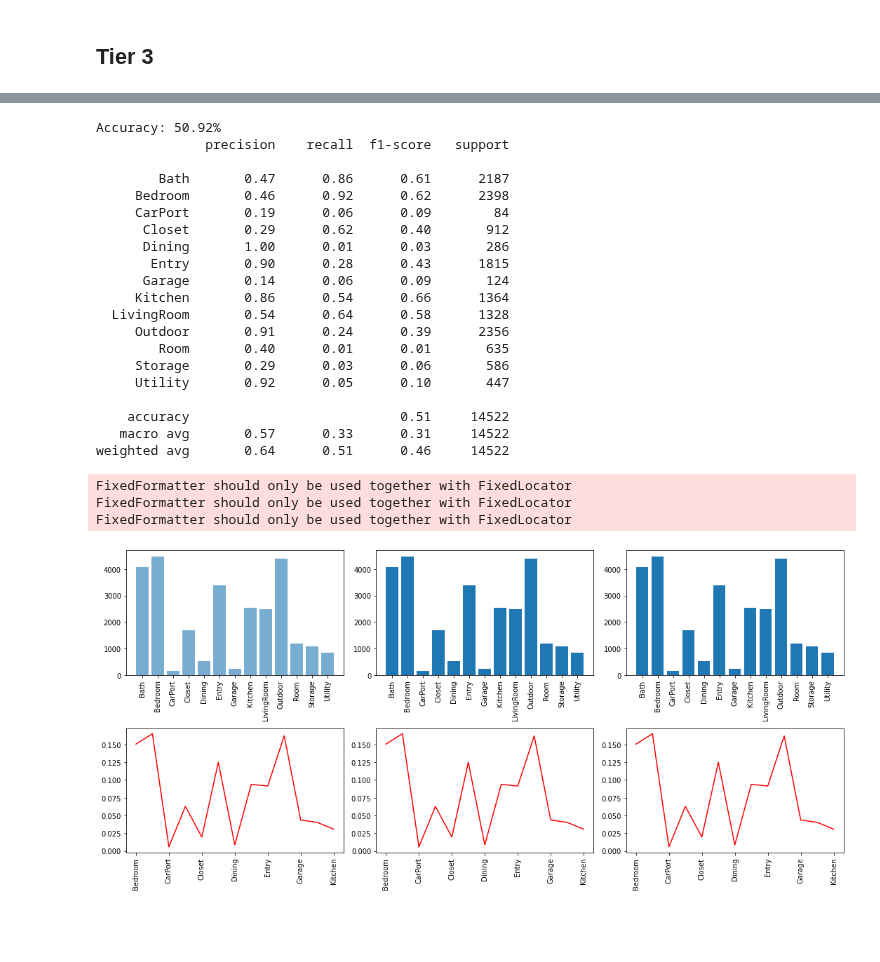
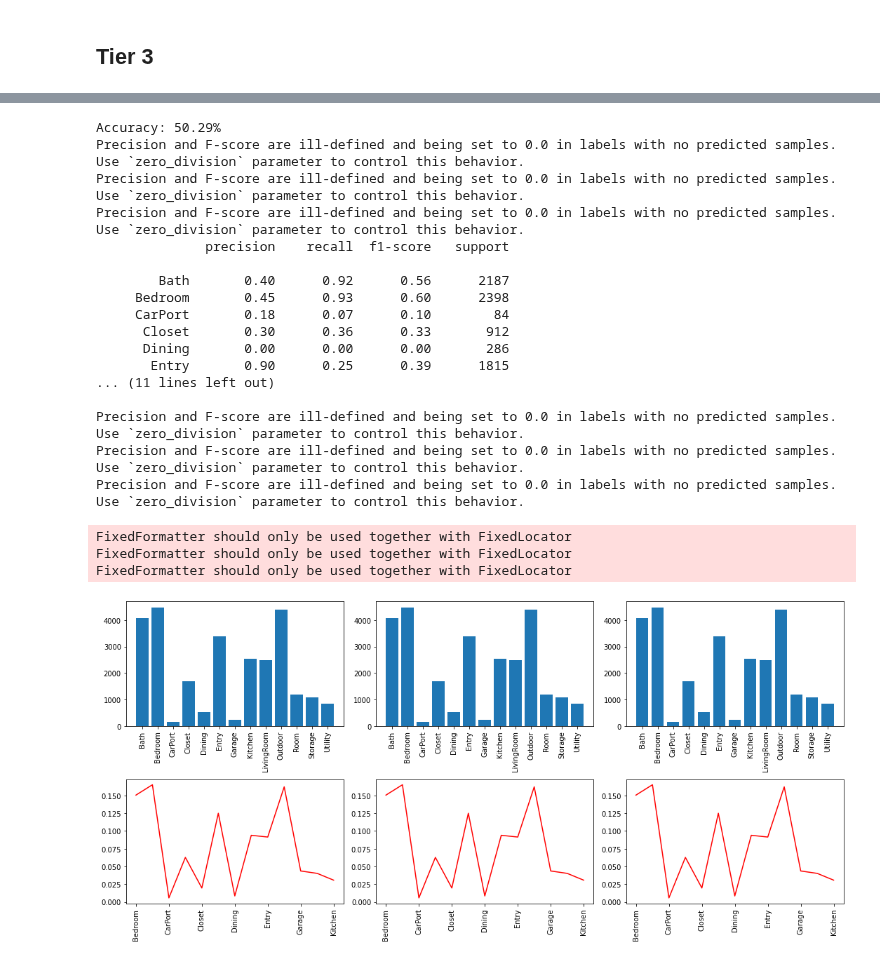
Before and after one commit to cltarchitecture/2021-spring-studio-lab, a Jupyter notebook: Machine Learning/3Tier_NaiveBayes.ipynb, the cells around one changed output, grey strips where cells are left out. Drawn from its saved outputs; the diff is of its cells as text; code cells hidden in the pictures; blank space fills up the shorter version.

```diff
--- a/Machine Learning/3Tier_NaiveBayes.ipynb
+++ b/Machine Learning/3Tier_NaiveBayes.ipynb
@@ -294,7 +296,7 @@ Tier 3 Training score:  0.5143879583855973
 # %%
 # Evaluate model
 # evaluate predictions
-accuracy = accuracy_score(y_true =y_test3, y_pred= pred_3)
+accuracy3 = accuracy_score(y_true =y_test3, y_pred= pred_3)
 print("Accuracy: %.2f%%" % (accuracy * 100.0))
 # print( confusion_matrix(y_test,rfc_pred))
 file_name = "GNB_Tier3_classificationReport.csv"
@@ -304,53 +306,50 @@ report_df = pd.DataFrame(class_report)
 report_df.to_csv(report_PATH)
 print( classification_report(y_test3,pred_3))
 # %% [output]
-Accuracy: 50.92%
+Accuracy: 50.29%
+Precision and F-score are ill-defined and being set to 0.0 in labels with no predicted samples. Use `zero_division` parameter to control this behavior.
+Precision and F-score are ill-defined and being set to 0.0 in labels with no predicted samples. Use `zero_division` parameter to control this behavior.
+Precision and F-score are ill-defined and being set to 0.0 in labels with no predicted samples. Use `zero_division` parameter to control this behavior.
               precision    recall  f1-score   support
 
-        Bath       0.47      0.86      0.61      2187
-     Bedroom       0.46      0.92      0.62      2398
-     CarPort       0.19      0.06      0.09        84
-      Closet       0.29      0.62      0.40       912
-      Dining       1.00      0.01      0.03       286
-       Entry       0.90      0.28      0.43      1815
-      Garage       0.14      0.06      0.09       124
-     Kitchen       0.86      0.54      0.66      1364
-  LivingRoom       0.54      0.64      0.58      1328
-     Outdoor       0.91      0.24      0.39      2356
-        Room       0.40      0.01      0.01       635
-     Storage       0.29      0.03      0.06       586
-     Utility       0.92      0.05      0.10       447
+        Bath       0.40      0.92      0.56      2187
+     Bedroom       0.45      0.93      0.60      2398
+     CarPort       0.18      0.07      0.10        84
+      Closet       0.30      0.36      0.33       912
+      Dining       0.00      0.00      0.00       286
+       Entry       0.90      0.25      0.39      1815
+... (11 lines left out)
 
-    accuracy                           0.51     14522
-   macro avg       0.57      0.33      0.31     14522
-weighted avg       0.64      0.51      0.46     14522
+Precision and F-score are ill-defined and being set to 0.0 in labels with no predicted samples. Use `zero_division` parameter to control this behavior.
+Precision and F-score are ill-defined and being set to 0.0 in labels with no predicted samples. Use `zero_division` parameter to control this behavior.
+Precision and F-score are ill-defined and being set to 0.0 in labels with no predicted samples. Use `zero_division` parameter to control this behavior.
 # %%
 dict1 = (dict(zip(gnb_1.classes_,gnb_1.class_count_)))
 dict1_p = (dict(zip(gnb_1.classes_,gnb_1.class_prior_)))
 dict2 = (dict(zip(gnb_2.classes_,gnb_2.class_count_)))
 dict2_p = (dict(zip(gnb_2.classes_,gnb_2.class_prior_)))
 dict3 = (dict(zip(gnb_3.classes_,gnb_3.class_count_)))
 dict3_p = (dict(zip(gnb_3.classes_,gnb_3.class_prior_)))
 
 fig,axes = plt.subplots(nrows=2, ncols=3, figsize=(15,7))
-axes[0,0].bar(x=np.arange(0,len(dict1.keys())),height = dict1.values(), tick_label = dict1.keys(),alpha = 0.6)
+axes[0,0].bar(x=np.arange(0,len(dict1.keys())),height = dict1.values(), tick_label = dict1.keys())
 axes[1,0].plot(dict1_p.values(), color='r')
 axes[0,0].set_xticklabels(labels= dict1.keys(),rotation = 90)
 axes[1,0].set_xticklabels(labels= dict1.keys(),rotation = 90)
 
 axes[0,1].bar(x=np.arange(0,len(dict2.keys())),height = dict2.values(), tick_label = dict2.keys())
 axes[1,1].plot(dict2_p.values(), color='r')
 axes[0,1].set_xticklabels(labels= dict1.keys(),rotation = 90)
 axes[1,1].set_xticklabels(labels= dict1.keys(),rotation = 90)
 
 axes[0,2].bar(x=np.arange(0,len(dict3.keys())),height = dict3.values(), tick_label = dict3.keys())
 axes[1,2].plot(dict3_p.values(), color='r')
 axes[0,2].set_xticklabels(labels= dict1.keys(),rotation = 90)
 axes[1,2].set_xticklabels(labels= dict1.keys(),rotation = 90)
 
 plt.tight_layout()
 # %% [output]
 FixedFormatter should only be used together with FixedLocator
 FixedFormatter should only be used together with FixedLocator
 FixedFormatter should only be used together with FixedLocator
-[figure, old version]
+[figure, new version]
```
Also changed, not shown: parts of 10 cells of this notebook, 5 other files.
